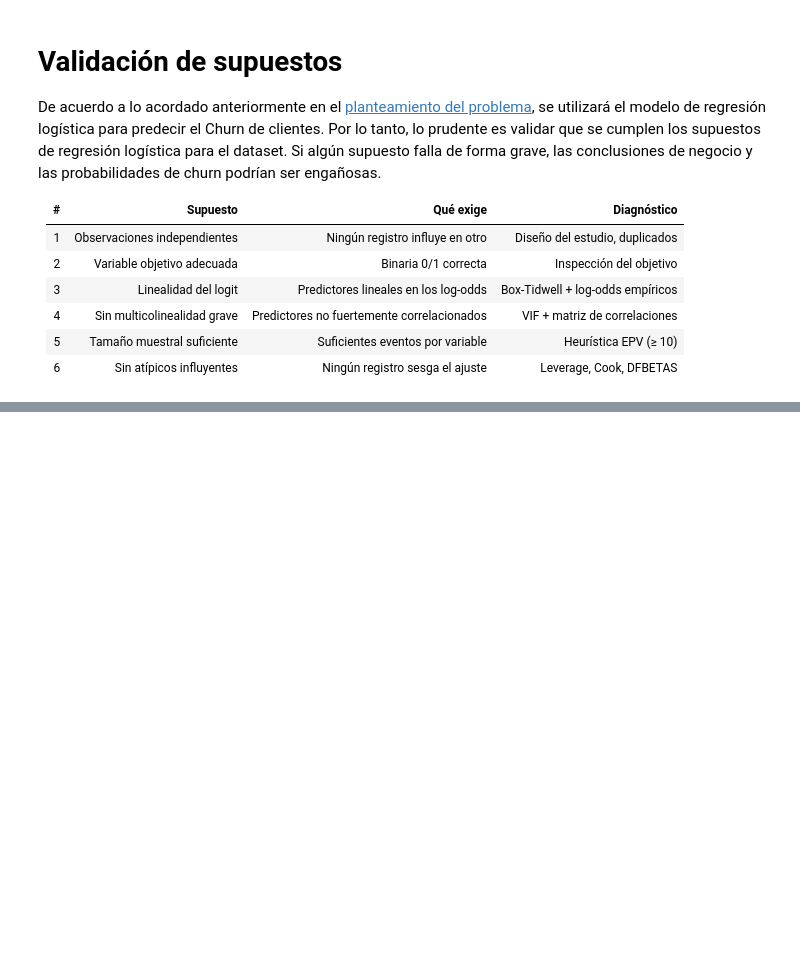
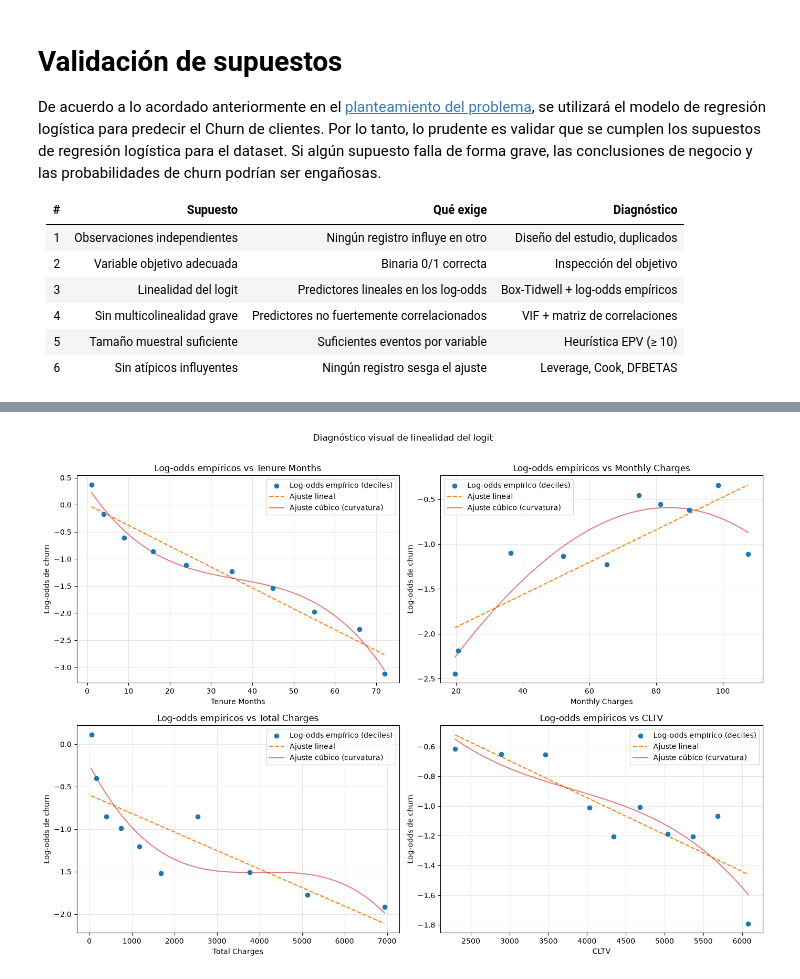
Before and after one commit to Sinoombre/IA-Parcial-2, a Jupyter notebook: data/EDA.ipynb, the cells around one changed output, grey strips where cells are left out. Saved outputs shown, nothing was run; the diff lists cells and outputs as text; code cells hidden in the pictures; blank space fills up the shorter version.

```diff
--- a/data/EDA.ipynb
+++ b/data/EDA.ipynb
@@ -615,0 +743,3 @@ De acuerdo a lo acordado anteriormente en el [planteamiento del problema](#probl
+# %%
+# Variables continuas sobre las que se aplican las pruebas de linealidad del logit (Box-Tidwell y log-odds empíricos)
+continuas = ["Tenure Months", "Monthly Charges", "Total Charges", "CLTV"]
@@ -615,0 +852,5 @@ De acuerdo a lo acordado anteriormente en el [planteamiento del problema](#probl
+# %%
+# verificación de positividad (requisito de Box-Tidwell)
+print("Mínimos de las variables continuas en entrenamiento:")
+for var in continuas:
+    print(f"  {var}: min = {X_train_dm[var].min():.2f}")
@@ -615,0 +906,46 @@ De acuerdo a lo acordado anteriormente en el [planteamiento del problema](#probl
+# %%
+# log-odds empíricos por deciles (verificación visual)
+fig, axes = plt.subplots(2, 2, figsize=(14, 10))
+
+for eje, var in zip(axes.ravel(), continuas):
+    datos = pd.DataFrame({
+        "x": X_train_dm[var].to_numpy(),
+        "y": y_train.to_numpy(),
+    })
+    datos["decil"] = pd.qcut(datos["x"], q=10, duplicates="drop")
+
+    agregado = datos.groupby("decil", observed=True).agg(
+        n=("y", "size"),
+        x_mediana=("x", "median"),
+        eventos=("y", "sum"),
+    )
+    # Corrección de 0.5 para evitar log(0) en grupos sin eventos
+    agregado["logit_empirico"] = np.log(
+        (agregado["eventos"] + 0.5) / (agregado["n"] - agregado["eventos"] + 0.5)
+    )
+
+    x_graf = agregado["x_mediana"].to_numpy()
+    y_graf = agregado["logit_empirico"].to_numpy()
+
+    # Ajuste lineal (grado 1) y curvo (grado 3) para comparar visualmente
+    orden1 = np.polyfit(x_graf, y_graf, 1)
+    orden3 = np.polyfit(x_graf, y_graf, 3)
+    x_linea = np.linspace(x_graf.min(), x_graf.max(), 100)
+
+    eje.scatter(x_graf, y_graf, color="tab:blue", zorder=3,
+                label="Log-odds empírico (deciles)")
+    eje.plot(x_linea, np.polyval(orden1, x_linea), color="tab:orange",
+             linestyle="--", label="Ajuste lineal")
+    eje.plot(x_linea, np.polyval(orden3, x_linea), color="tab:red",
+             alpha=0.6, label="Ajuste cúbico (curvatura)")
+    eje.set_title(f"Log-odds empíricos vs {var}")
+    eje.set_xlabel(var)
+    eje.set_ylabel("Log-odds de churn")
+    eje.legend()
+    eje.grid(alpha=0.3)
+
+plt.suptitle("Diagnóstico visual de linealidad del logit", y=1.01)
+plt.tight_layout()
+plt.show()
+# %% [output]
+[figure, added]
```
Also changed, not shown: parts of 33 cells of this notebook.
